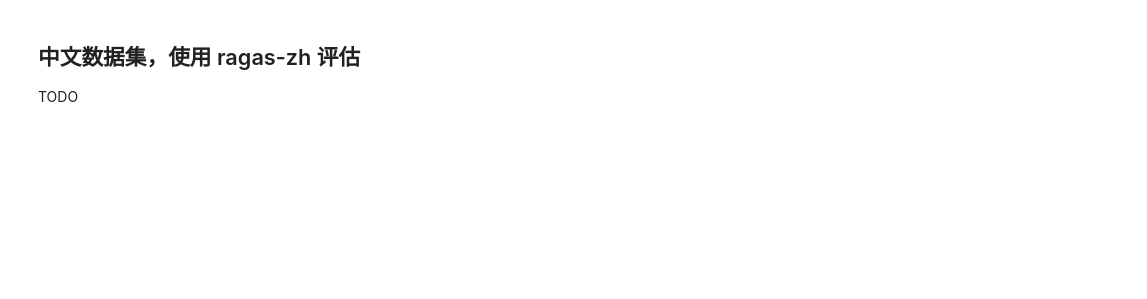
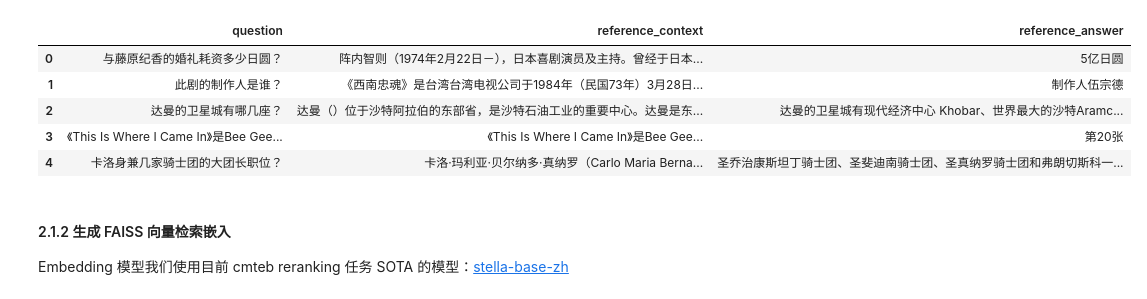
Before and after one commit to ninehills/langeval, a Jupyter notebook: examples/rag-eval/rag-eval-zh.ipynb, the cells around one changed output. Cells and saved outputs as stored; diff of their text form; code cells hidden in the pictures; blank space fills up the shorter version.

```diff
--- a/examples/rag-eval/rag-eval-zh.ipynb
+++ b/examples/rag-eval/rag-eval-zh.ipynb
@@ -31,2 +71,8 @@ RAG 应用评估是一个复杂的问题，完整的评估有很多指标。
 # %%
 %pip install datasets
+# %%
+from datasets import load_dataset
+
+cmrc = load_dataset("cmrc2018")
+print(cmrc["test"][0])
+cmrc
@@ -33 +106,18 @@ RAG 应用评估是一个复杂的问题，完整的评估有很多指标。
+# %%
+test_data = []
+for i in cmrc["test"].shuffle(seed=42).select(range(100)):
+    test_data.append({
+        "question": i["question"],
+        "reference_context": i["context"],
+        "reference_answer": i["answers"]["text"][0],
+    })
+import pandas as pd
+pd.DataFrame(test_data).head()
+# %% [output]
+|  | question | reference_context | reference_answer |
+| 0 | 与藤原纪香的婚礼耗资多少日圆？ | 阵内智则（1974年2月22日－），日本喜剧演员及主持。曾经于日本... | 5亿日圆 |
+| 1 | 此剧的制作人是谁？ | 《西南忠魂》是台湾台湾电视公司于1984年（民国73年）3月28日... | 制作人伍宗德 |
+| 2 | 达曼的卫星城有哪几座？ | 达曼（）位于沙特阿拉伯的东部省，是沙特石油工业的重要中心。达曼是东... | 达曼的卫星城有现代经济中心 Khobar、世界最大的沙特Aramc... |
+| 3 | 《This Is Where I Came In》是Bee Gee... | 《This Is Where I Came In》是Bee Gee... | 第20张 |
+| 4 | 卡洛身兼几家骑士团的大团长职位？ | 卡洛·玛利亚·贝尔纳多·真纳罗（Carlo Maria Berna... | 圣乔治康斯坦丁骑士团、圣斐迪南骑士团、圣真纳罗骑士团和弗朗切斯科一... |
 # %%
@@ -44,4 +128,4 @@ with open("fiqa_eval.jsonl", 'w') as f:
-# %% [markdown]
-## 中文数据集，使用 ragas-zh 评估
-
-TODO
+# %% [markdown]
+#### 2.1.2 生成 FAISS 向量检索嵌入
+
+Embedding 模型我们使用目前 cmteb reranking 任务 SOTA 的模型：[stella-base-zh](https://huggingface.co/infgrad/stella-base-zh)
```
Also changed, not shown: parts of 19 cells of this notebook, 18 other files.
